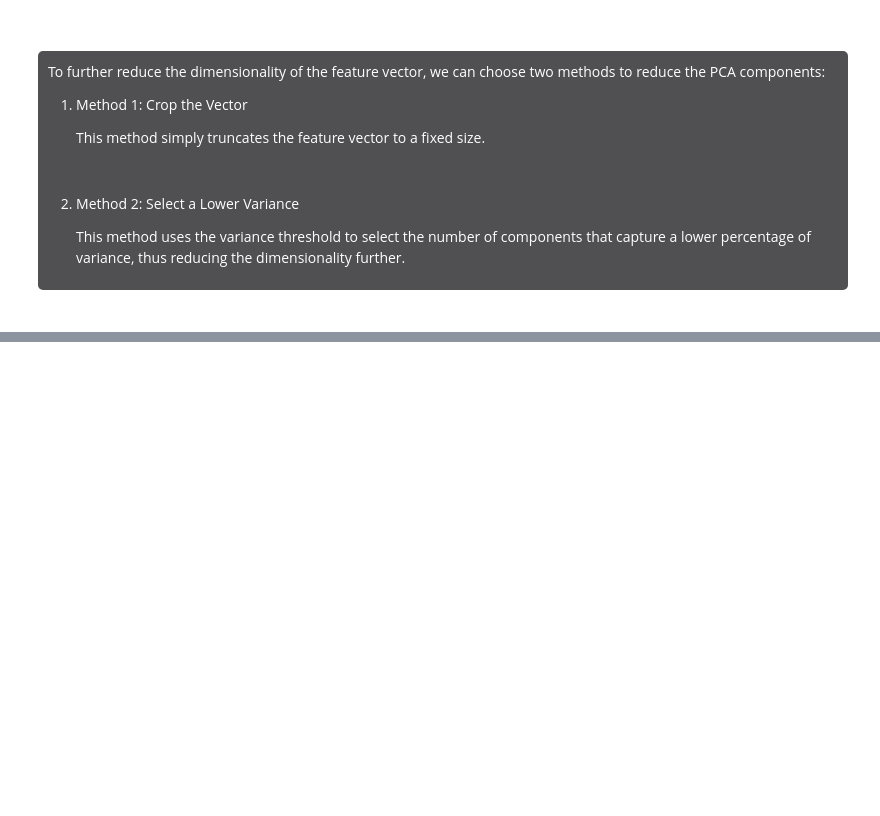
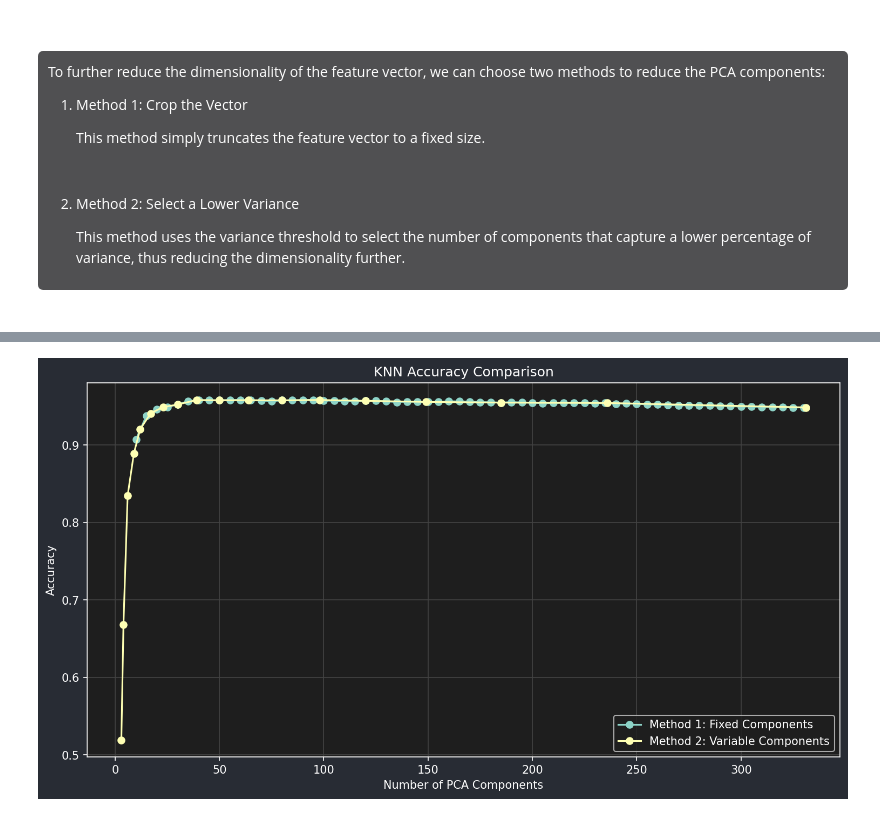
Before and after one commit to Gtortoretto/Quantum-Computing, a Jupyter notebook: 4. Quantum Machine Learning/0. QKNN/1. Classical KNN.ipynb, the cells around one changed output, grey strips where cells are left out. Saved outputs shown, nothing was run; the diff lists cells and outputs as text; code cells hidden in the pictures; blank space fills up the shorter version.

```diff
--- a/4. Quantum Machine Learning/0. QKNN/1. Classical KNN.ipynb
+++ b/4. Quantum Machine Learning/0. QKNN/1. Classical KNN.ipynb
@@ -309,0 +455,14 @@ To further reduce the dimensionality of the feature vector, we can choose two me
+# %%
+# Comparing both methods in a single graph
+
+plt.figure(figsize=(12, 6))
+plt.plot(df_accuracies['n_components'], df_accuracies['accuracy'], marker='o', label='Method 1: Fixed Components')
+plt.plot(df_accuracies_m2['n_components'], df_accuracies_m2['accuracy'], marker='o', label='Method 2: Variable Components')
+plt.title('KNN Accuracy Comparison')
+plt.xlabel('Number of PCA Components')
+plt.ylabel('Accuracy')
+plt.legend()
+plt.grid()
+plt.show()
+# %% [output]
+[figure, added]
```
Also changed, not shown: parts of 41 cells of this notebook, 11 other files.
